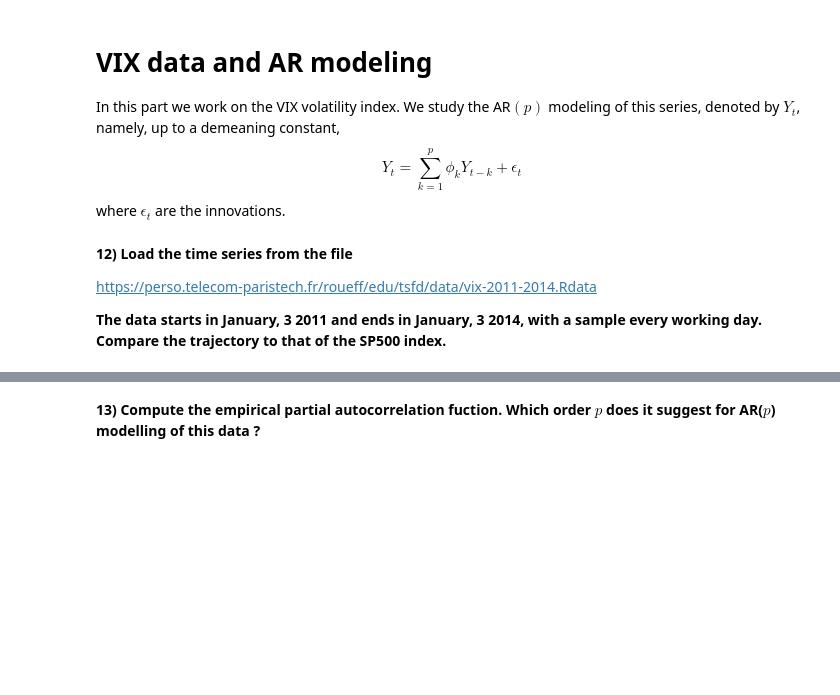
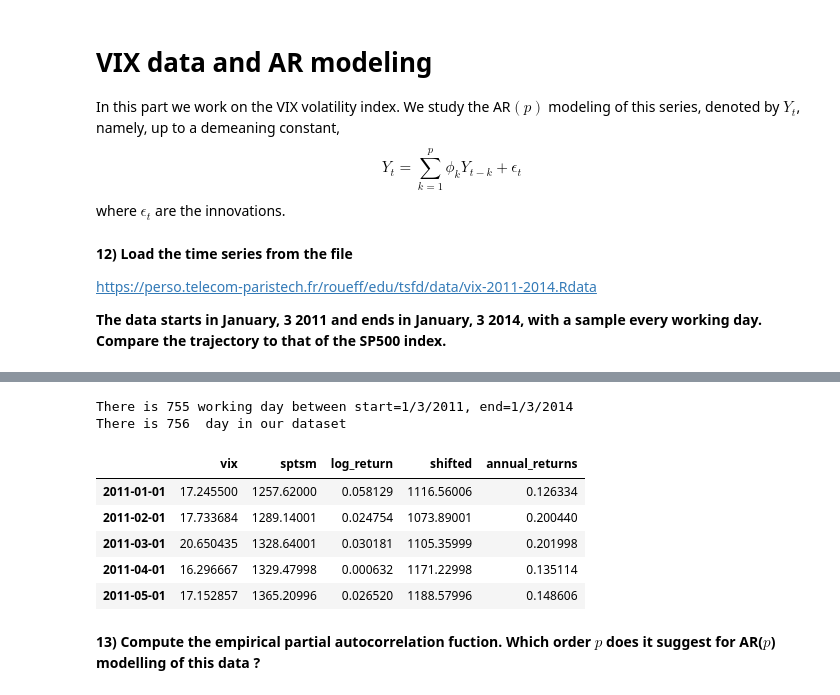
Before and after one commit to SushiFou/Time-Series---Financial-Data-, a Jupyter notebook: TP1_Time_Series_Kervella.ipynb, the cells around one changed output, grey strips where cells are left out. Cells and saved outputs as stored; diff of their text form; code cells hidden in the pictures; blank space fills up the shorter version.

```diff
--- a/TP1_Time_Series_Kervella.ipynb
+++ b/TP1_Time_Series_Kervella.ipynb
@@ -622,3 +632,32 @@ https://perso.telecom-paristech.fr/roueff/edu/tsfd/data/vix-2011-2014.Rdata
+# %%
+from pandas.tseries.holiday import USFederalHolidayCalendar
+from pandas.tseries.offsets import CustomBusinessDay
+usb = CustomBusinessDay(calendar = USFederalHolidayCalendar())
+nbr_working_day = pd.date_range('1/3/2011', '1/6/2014', freq=usb)
+# %%
+nbr_vix = len(data_3["vix"])
+print(f'There is {len(nbr_working_day)} working day between start=1/3/2011, end=1/3/2014')
+print(f'There is {nbr_vix}  day in our dataset')
+# %% [output]
+There is 755 working day between start=1/3/2011, end=1/3/2014
+There is 756  day in our dataset
+# %%
+df_3 = data_3["vix"]
+df_3.set_index(nbr_working_day,inplace=True)
+# %%
+df_3 = df_3.resample('MS').mean()
+df_2 = df_2.resample('MS').mean()
+# %%
+df_4 = df_3.merge(df_2, how='left', left_index=True, right_index=True)
+# %%
+df_4.head()
+# %% [output]
+|  | vix | sptsm | log_return | shifted | annual_returns |
+| 2011-01-01 | 17.245500 | 1257.62000 | 0.058129 | 1116.56006 | 0.126334 |
+| 2011-02-01 | 17.733684 | 1289.14001 | 0.024754 | 1073.89001 | 0.200440 |
+| 2011-03-01 | 20.650435 | 1328.64001 | 0.030181 | 1105.35999 | 0.201998 |
+| 2011-04-01 | 16.296667 | 1329.47998 | 0.000632 | 1171.22998 | 0.135114 |
+| 2011-05-01 | 17.152857 | 1365.20996 | 0.026520 | 1188.57996 | 0.148606 |
 # %% [markdown]
 **13) Compute the empirical partial autocorrelation fuction. Which order $p$ does it suggest for AR($p$) modelling of this data ?**
 # %% [markdown]
```
Also changed, not shown: parts of 3 cells of this notebook.
